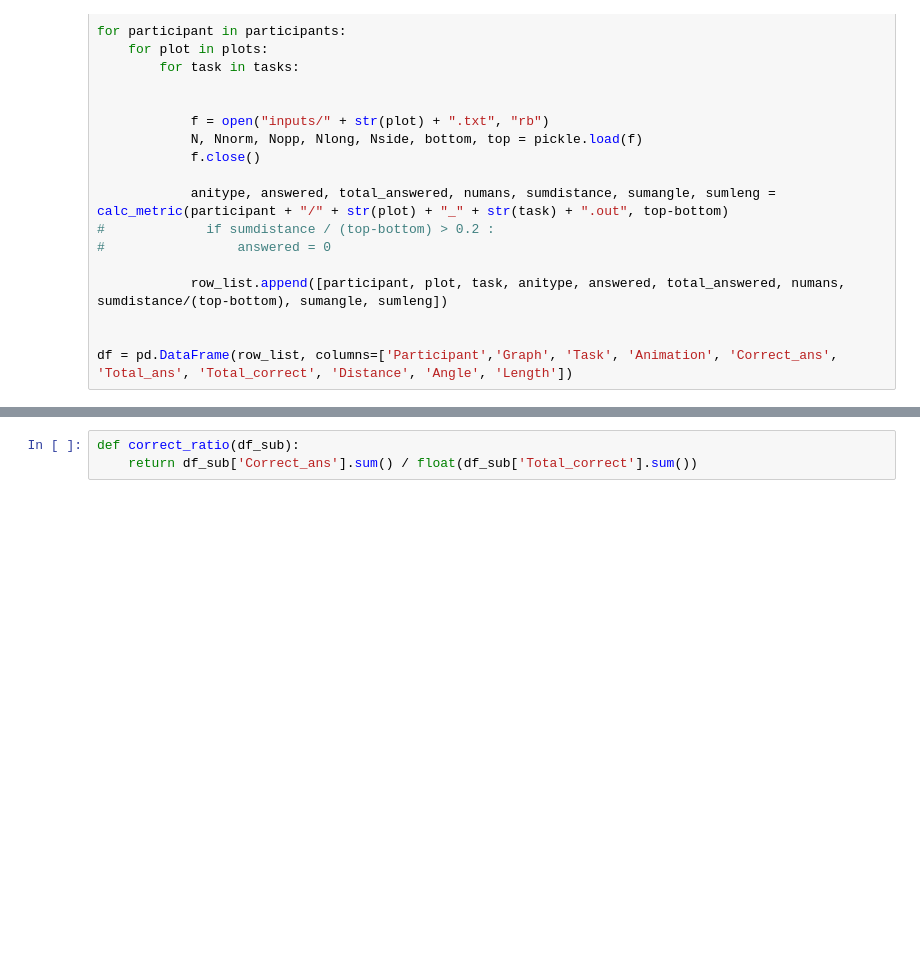
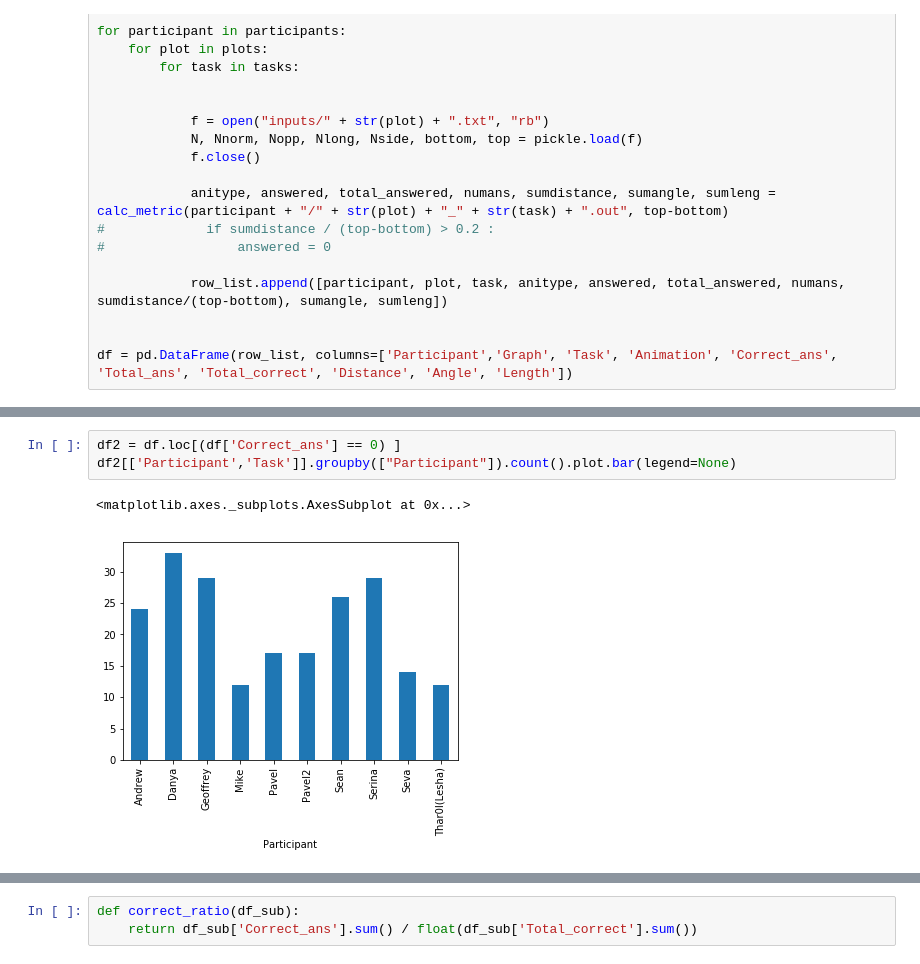
Before and after one commit to sash-tsvet/InfoVis, a Jupyter notebook: InfoVis Analysis.ipynb, the cells around one changed output, grey strips where cells are left out. Saved outputs shown, nothing was run; the diff lists cells and outputs as text; blank space fills up the shorter version.

```diff
--- a/InfoVis Analysis.ipynb
+++ b/InfoVis Analysis.ipynb
@@ -249,0 +142,6 @@ df2.groupby(["Animation"]).agg({'Correct_ans': 'mean'}).plot.bar(rot=0)
+# %%
+df2 = df.loc[(df['Correct_ans'] == 0) ]
+df2[['Participant','Task']].groupby(["Participant"]).count().plot.bar(legend=None)
+# %% [output]
+<matplotlib.axes._subplots.AxesSubplot at 0x...>
+[figure, added]
```
Also changed, not shown: parts of 87 cells of this notebook.
